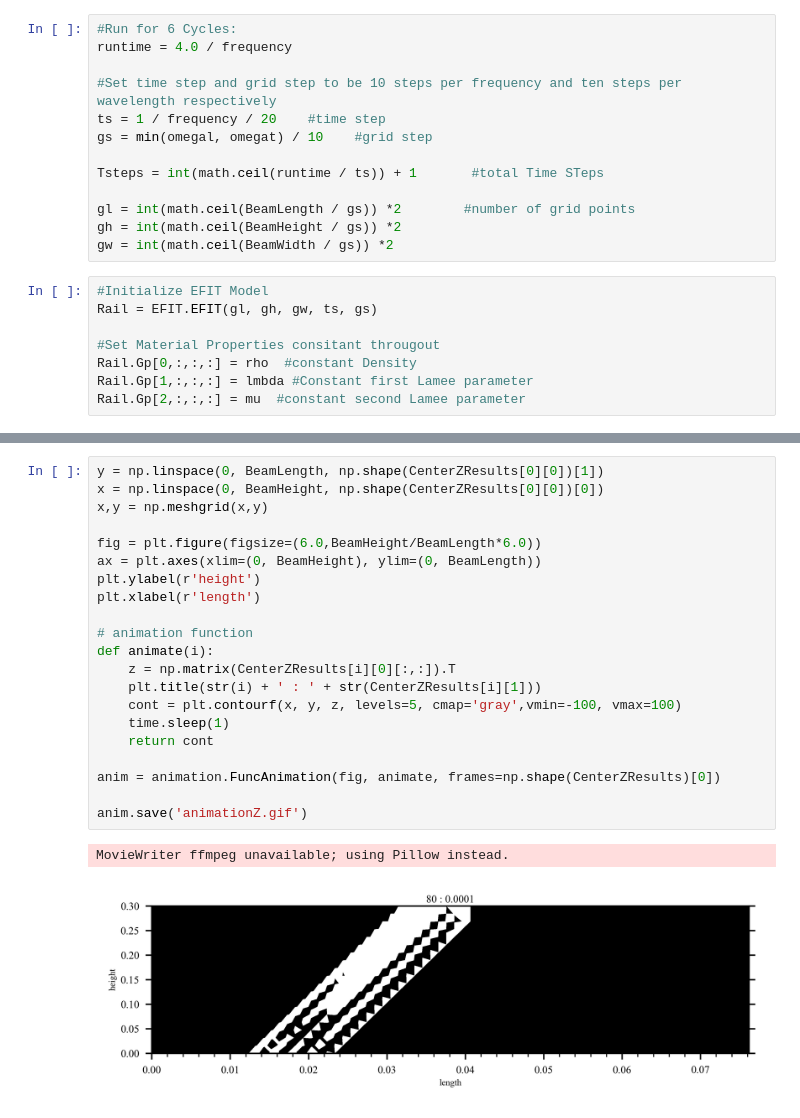
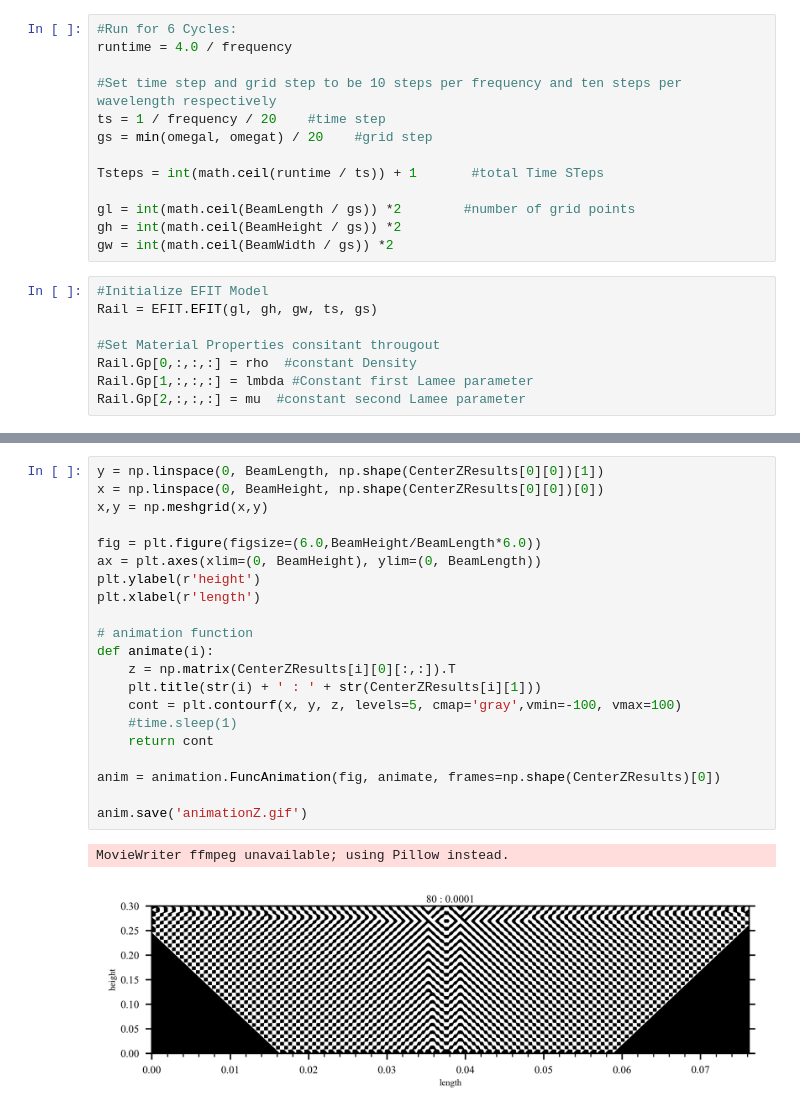
Before and after one commit to danchendrickson/3D_EFIT, a Jupyter notebook: Run_Rail_EFIT.ipynb, the cells around one changed output, grey strips where cells are left out. Saved outputs shown, nothing was run; the diff lists cells and outputs as text.

Commit message:
grid experiments, all 3 classes work with notebook

```diff
--- a/Run_Rail_EFIT.ipynb
+++ b/Run_Rail_EFIT.ipynb
@@ -71,7 +73,7 @@ runtime = 4.0 / frequency
 
 #Set time step and grid step to be 10 steps per frequency and ten steps per wavelength respectively
 ts = 1 / frequency / 20    #time step
-gs = min(omegal, omegat) / 10    #grid step
+gs = min(omegal, omegat) / 20    #grid step
 
 Tsteps = int(math.ceil(runtime / ts)) + 1       #total Time STeps
 
@@ -192,27 +163,27 @@ for i in range(Tsteps - 1):
 # %%
 y = np.linspace(0, BeamLength, np.shape(CenterZResults[0][0])[1])
 x = np.linspace(0, BeamHeight, np.shape(CenterZResults[0][0])[0])
 x,y = np.meshgrid(x,y)
 
 fig = plt.figure(figsize=(6.0,BeamHeight/BeamLength*6.0))
 ax = plt.axes(xlim=(0, BeamHeight), ylim=(0, BeamLength))
 plt.ylabel(r'height')
 plt.xlabel(r'length')
 
 # animation function
 def animate(i):
     z = np.matrix(CenterZResults[i][0][:,:]).T
     plt.title(str(i) + ' : ' + str(CenterZResults[i][1]))
     cont = plt.contourf(x, y, z, levels=5, cmap='gray',vmin=-100, vmax=100)
-    time.sleep(1)
+    #time.sleep(1)
     return cont
 
 anim = animation.FuncAnimation(fig, animate, frames=np.shape(CenterZResults)[0])
 
 anim.save('animationZ.gif')
 # %% [output]
 MovieWriter ffmpeg unavailable; using Pillow instead.
-[figure, old version]
+[figure, new version]
 # %%
 x,y,z, gl, gh, gw, np.shape(Rail.Gp)
 # %% [output]
```
Also changed, not shown: parts of 3 cells of this notebook, 2 other files.
